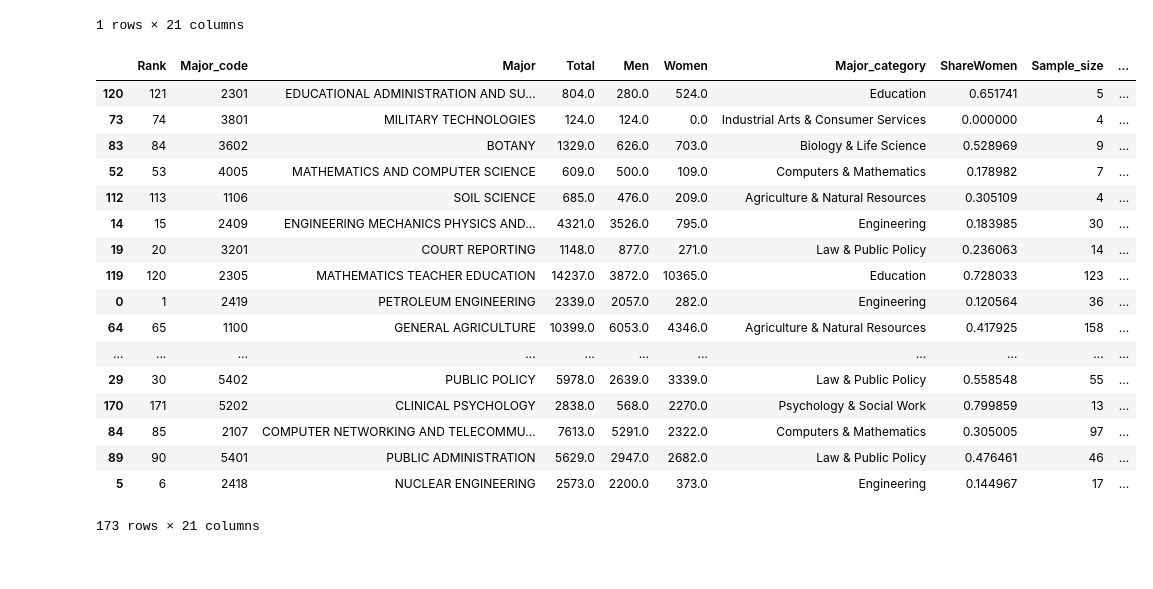
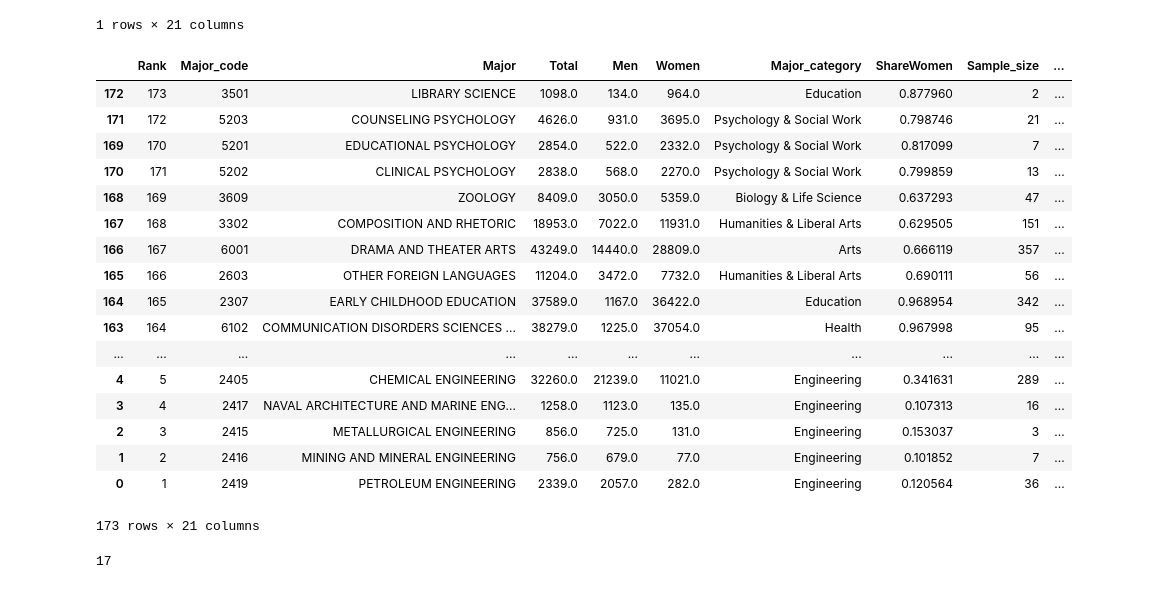
Before and after one commit to Elvinh/cs122_final_project, a Jupyter notebook: college_major_analysis.ipynb, the cells around one changed output. Saved outputs shown, nothing was run; the diff lists cells and outputs as text; code cells hidden in the pictures.

```diff
--- a/college_major_analysis.ipynb
+++ b/college_major_analysis.ipynb
@@ -125,23 +125,27 @@ recent_grads_df.loc[recent_grads_df['Major'] == 'COMPUTER SCIENCE']
 | 20 | 21 | 2102 | COMPUTER SCIENCE | 128319.0 | 99743.0 | 28576.0 | Computers & Mathematics | 0.222695 | 1196 | ... |
 1 rows × 21 columns
 # %%
-recent_grads_df.sort_values('Unemployment_rate')
+recent_grads_df.sort_values('Median')
 # %% [output]
 |  | Rank | Major_code | Major | Total | Men | Women | Major_category | ShareWomen | Sample_size | ... |
-| 120 | 121 | 2301 | EDUCATIONAL ADMINISTRATION AND SU... | 804.0 | 280.0 | 524.0 | Education | 0.651741 | 5 | ... |
-| 73 | 74 | 3801 | MILITARY TECHNOLOGIES | 124.0 | 124.0 | 0.0 | Industrial Arts & Consumer Services | 0.000000 | 4 | ... |
-| 83 | 84 | 3602 | BOTANY | 1329.0 | 626.0 | 703.0 | Biology & Life Science | 0.528969 | 9 | ... |
-| 52 | 53 | 4005 | MATHEMATICS AND COMPUTER SCIENCE | 609.0 | 500.0 | 109.0 | Computers & Mathematics | 0.178982 | 7 | ... |
-| 112 | 113 | 1106 | SOIL SCIENCE | 685.0 | 476.0 | 209.0 | Agriculture & Natural Resources | 0.305109 | 4 | ... |
-| 14 | 15 | 2409 | ENGINEERING MECHANICS PHYSICS AND... | 4321.0 | 3526.0 | 795.0 | Engineering | 0.183985 | 30 | ... |
-| 19 | 20 | 3201 | COURT REPORTING | 1148.0 | 877.0 | 271.0 | Law & Public Policy | 0.236063 | 14 | ... |
-| 119 | 120 | 2305 | MATHEMATICS TEACHER EDUCATION | 14237.0 | 3872.0 | 10365.0 | Education | 0.728033 | 123 | ... |
+| 172 | 173 | 3501 | LIBRARY SCIENCE | 1098.0 | 134.0 | 964.0 | Education | 0.877960 | 2 | ... |
+| 171 | 172 | 5203 | COUNSELING PSYCHOLOGY | 4626.0 | 931.0 | 3695.0 | Psychology & Social Work | 0.798746 | 21 | ... |
+| 169 | 170 | 5201 | EDUCATIONAL PSYCHOLOGY | 2854.0 | 522.0 | 2332.0 | Psychology & Social Work | 0.817099 | 7 | ... |
+| 170 | 171 | 5202 | CLINICAL PSYCHOLOGY | 2838.0 | 568.0 | 2270.0 | Psychology & Social Work | 0.799859 | 13 | ... |
+| 168 | 169 | 3609 | ZOOLOGY | 8409.0 | 3050.0 | 5359.0 | Biology & Life Science | 0.637293 | 47 | ... |
+| 167 | 168 | 3302 | COMPOSITION AND RHETORIC | 18953.0 | 7022.0 | 11931.0 | Humanities & Liberal Arts | 0.629505 | 151 | ... |
+| 166 | 167 | 6001 | DRAMA AND THEATER ARTS | 43249.0 | 14440.0 | 28809.0 | Arts | 0.666119 | 357 | ... |
+| 165 | 166 | 2603 | OTHER FOREIGN LANGUAGES | 11204.0 | 3472.0 | 7732.0 | Humanities & Liberal Arts | 0.690111 | 56 | ... |
+| 164 | 165 | 2307 | EARLY CHILDHOOD EDUCATION | 37589.0 | 1167.0 | 36422.0 | Education | 0.968954 | 342 | ... |
+| 163 | 164 | 6102 | COMMUNICATION DISORDERS SCIENCES ... | 38279.0 | 1225.0 | 37054.0 | Health | 0.967998 | 95 | ... |
+| ... | ... | ... | ... | ... | ... | ... | ... | ... | ... | ... |
+| 4 | 5 | 2405 | CHEMICAL ENGINEERING | 32260.0 | 21239.0 | 11021.0 | Engineering | 0.341631 | 289 | ... |
+| 3 | 4 | 2417 | NAVAL ARCHITECTURE AND MARINE ENG... | 1258.0 | 1123.0 | 135.0 | Engineering | 0.107313 | 16 | ... |
+| 2 | 3 | 2415 | METALLURGICAL ENGINEERING | 856.0 | 725.0 | 131.0 | Engineering | 0.153037 | 3 | ... |
+| 1 | 2 | 2416 | MINING AND MINERAL ENGINEERING | 756.0 | 679.0 | 77.0 | Engineering | 0.101852 | 7 | ... |
 | 0 | 1 | 2419 | PETROLEUM ENGINEERING | 2339.0 | 2057.0 | 282.0 | Engineering | 0.120564 | 36 | ... |
-| 64 | 65 | 1100 | GENERAL AGRICULTURE | 10399.0 | 6053.0 | 4346.0 | Agriculture & Natural Resources | 0.417925 | 158 | ... |
-| ... | ... | ... | ... | ... | ... | ... | ... | ... | ... | ... |
-| 29 | 30 | 5402 | PUBLIC POLICY | 5978.0 | 2639.0 | 3339.0 | Law & Public Policy | 0.558548 | 55 | ... |
-| 170 | 171 | 5202 | CLINICAL PSYCHOLOGY | 2838.0 | 568.0 | 2270.0 | Psychology & Social Work | 0.799859 | 13 | ... |
-| 84 | 85 | 2107 | COMPUTER NETWORKING AND TELECOMMU... | 7613.0 | 5291.0 | 2322.0 | Computers & Mathematics | 0.305005 | 97 | ... |
-| 89 | 90 | 5401 | PUBLIC ADMINISTRATION | 5629.0 | 2947.0 | 2682.0 | Law & Public Policy | 0.476461 | 46 | ... |
-| 5 | 6 | 2418 | NUCLEAR ENGINEERING | 2573.0 | 2200.0 | 373.0 | Engineering | 0.144967 | 17 | ... |
 173 rows × 21 columns
+# %%
+len(majors_list_df['Major_Category'].unique())
+# %% [output]
+17
```
Also changed, not shown: parts of 8 cells of this notebook, 1 other file.
